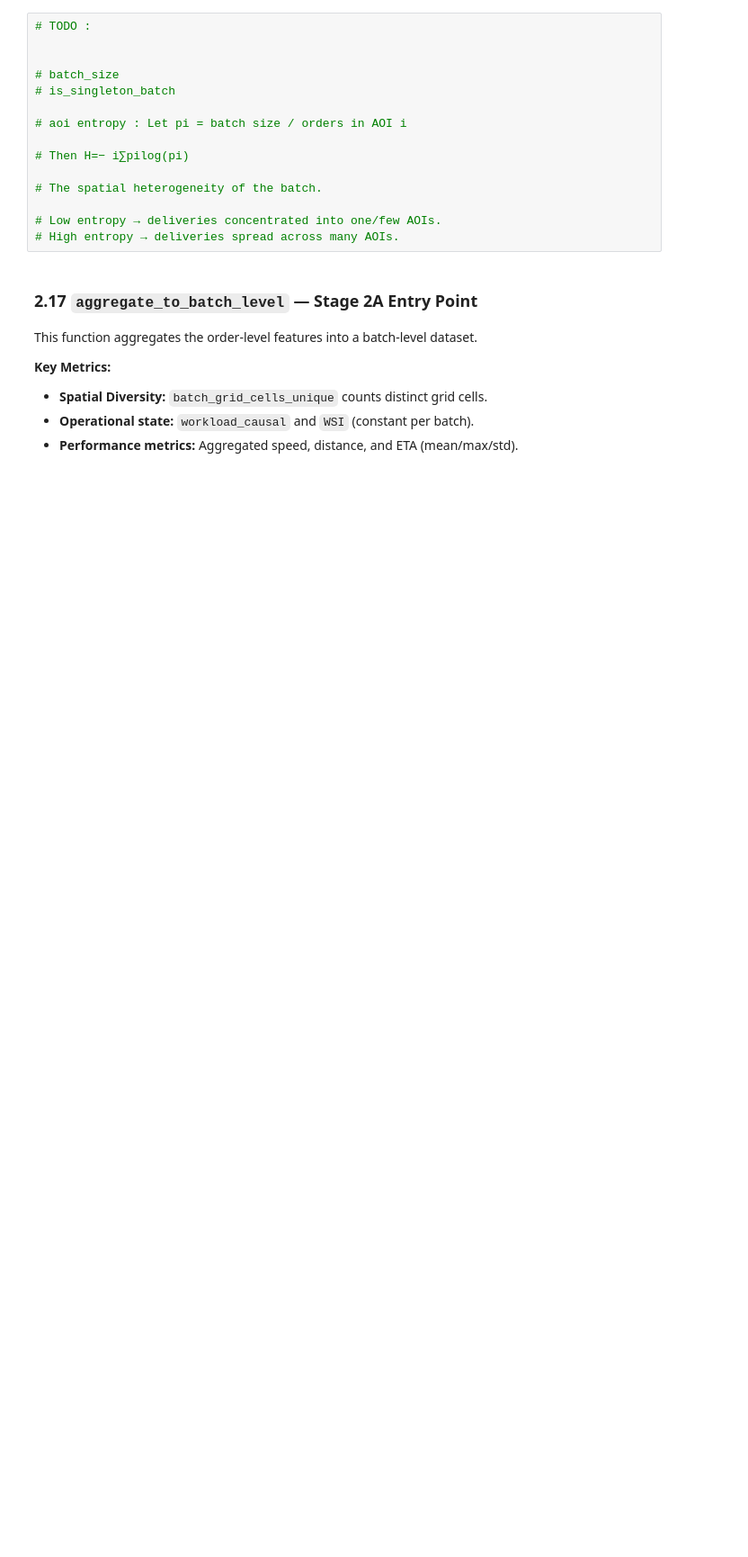
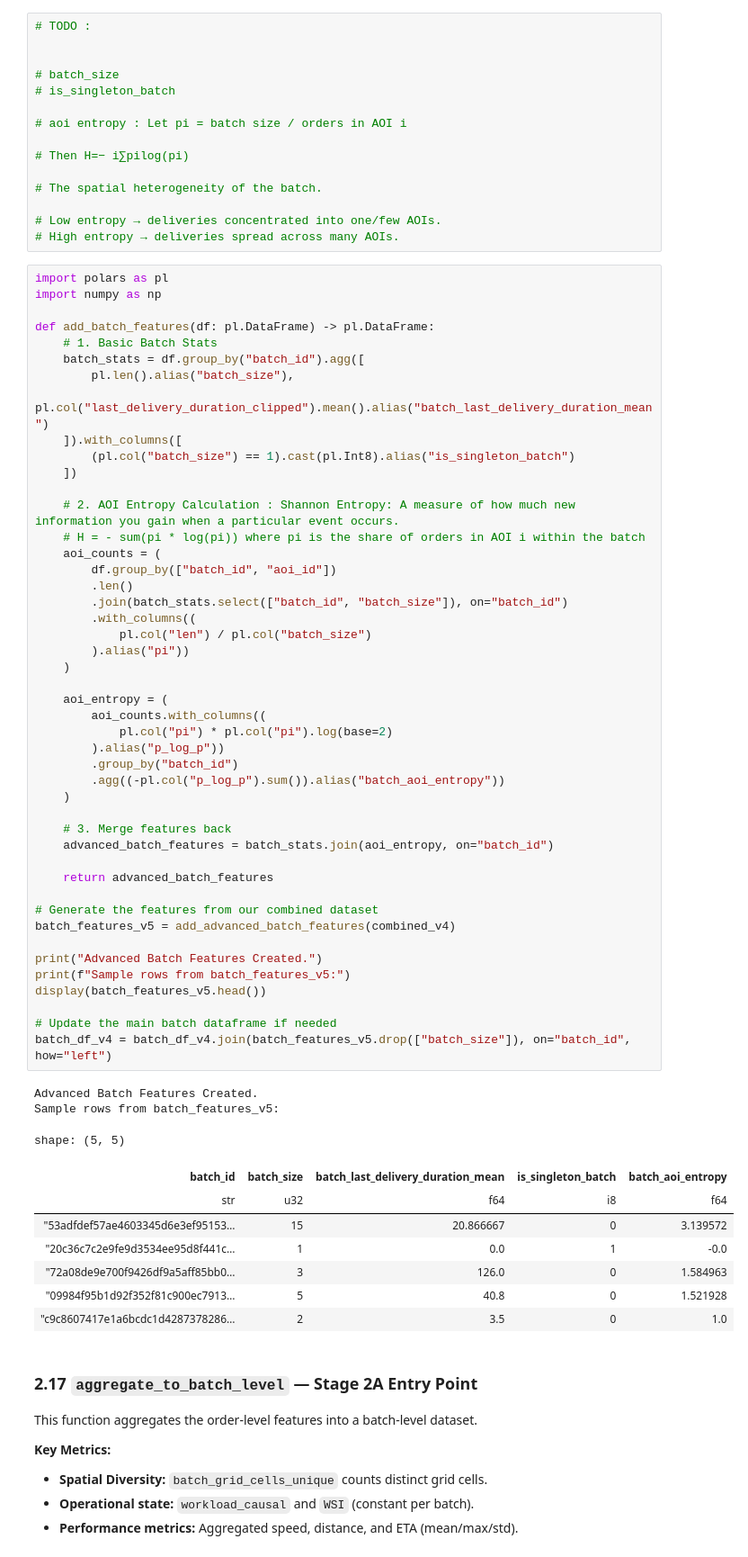
Before and after one commit to aymuos/endgame, a Jupyter notebook: 00_master_feature_creator.ipynb, the cells around one changed output. Shown at 90% size. Saved outputs shown, nothing was run; the diff lists cells and outputs as text; blank space fills up the shorter version.

Commit message:
update batch features

```diff
--- a/00_master_feature_creator.ipynb
+++ b/00_master_feature_creator.ipynb
@@ -1972,6 +1972,63 @@ This aggregation ensures that Stage 2 (Causal Discovery / RL) receives a dataset
 
 # Low entropy → deliveries concentrated into one/few AOIs.
 # High entropy → deliveries spread across many AOIs.
+# %%
+import polars as pl
+import numpy as np
+
+def add_batch_features(df: pl.DataFrame) -> pl.DataFrame:
+    # 1. Basic Batch Stats
+    batch_stats = df.group_by("batch_id").agg([
+        pl.len().alias("batch_size"),
+        pl.col("last_delivery_duration_clipped").mean().alias("batch_last_delivery_duration_mean")
+    ]).with_columns([
+        (pl.col("batch_size") == 1).cast(pl.Int8).alias("is_singleton_batch")
+    ])
+
+    # 2. AOI Entropy Calculation : Shannon Entropy: A measure of how much new information you gain when a particular event occurs.
+    # H = - sum(pi * log(pi)) where pi is the share of orders in AOI i within the batch
+    aoi_counts = (
+        df.group_by(["batch_id", "aoi_id"])
+        .len()
+        .join(batch_stats.select(["batch_id", "batch_size"]), on="batch_id")
+        .with_columns((
+            pl.col("len") / pl.col("batch_size")
+        ).alias("pi"))
+    )
+
+    aoi_entropy = (
+        aoi_counts.with_columns((
+            pl.col("pi") * pl.col("pi").log(base=2)
+        ).alias("p_log_p"))
+        .group_by("batch_id")
+        .agg((-pl.col("p_log_p").sum()).alias("batch_aoi_entropy"))
+    )
+
+    # 3. Merge features back
+    advanced_batch_features = batch_stats.join(aoi_entropy, on="batch_id")
+
+    return advanced_batch_features
+
+# Generate the features from our combined dataset
+batch_features_v5 = add_advanced_batch_features(combined_v4)
+
+print("Advanced Batch Features Created.")
+print(f"Sample rows from batch_features_v5:")
+display(batch_features_v5.head())
+
+# Update the main batch dataframe if needed
+batch_df_v4 = batch_df_v4.join(batch_features_v5.drop(["batch_size"]), on="batch_id", how="left")
+# %% [output]
+Advanced Batch Features Created.
+Sample rows from batch_features_v5:
+shape: (5, 5)
+| batch_id | batch_size | batch_last_delivery_duration_mean | is_singleton_batch | batch_aoi_entropy |
+| str | u32 | f64 | i8 | f64 |
+| "53adfdef57ae4603345d6e3ef95153… | 15 | 20.866667 | 0 | 3.139572 |
+| "20c36c7c2e9fe9d3534ee95d8f441c… | 1 | 0.0 | 1 | -0.0 |
+| "72a08de9e700f9426df9a5aff85bb0… | 3 | 126.0 | 0 | 1.584963 |
+| "09984f95b1d92f352f81c900ec7913… | 5 | 40.8 | 0 | 1.521928 |
+| "c9c8607417e1a6bcdc1d4287378286… | 2 | 3.5 | 0 | 1.0 |
 # %% [markdown]
 ### 2.17 `aggregate_to_batch_level` — Stage 2A Entry Point
 
```
Also changed, not shown: parts of 4 cells of this notebook.
